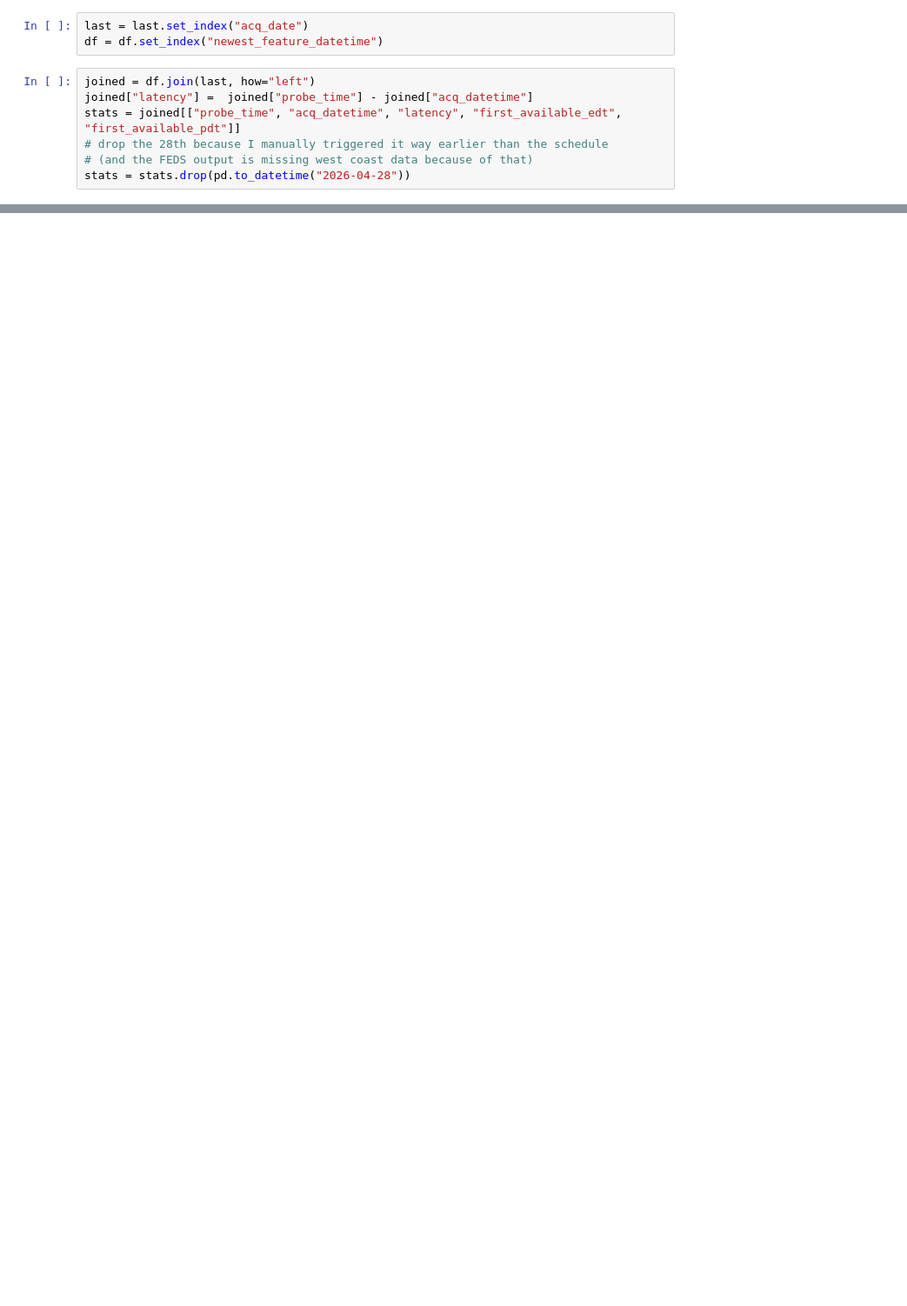
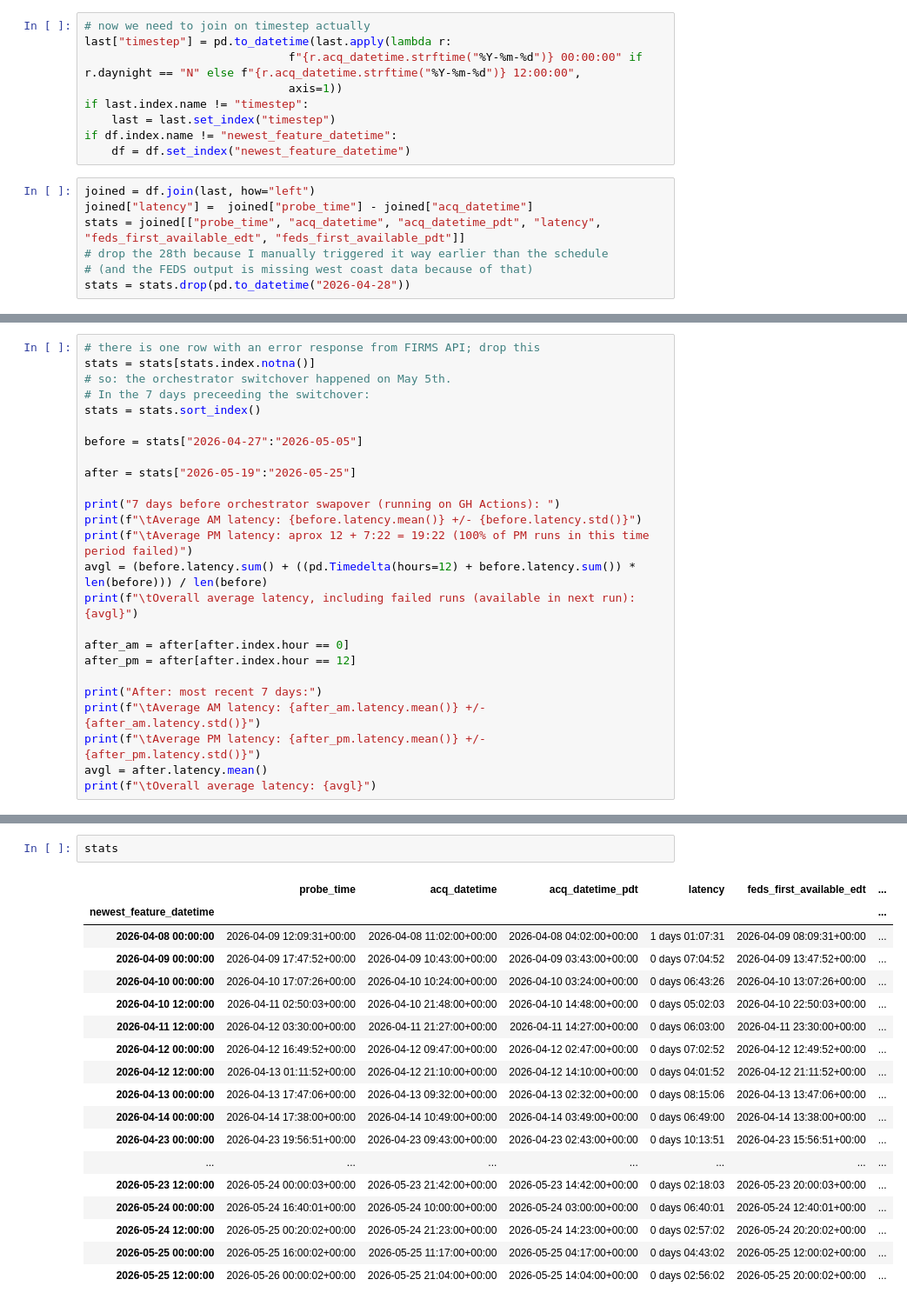
Before and after one commit to zebbecker/fire-probe, a Jupyter notebook: latency_results.ipynb, the cells around one changed output, grey strips where cells are left out. Shown at 87% size. Cells and saved outputs as stored; diff of their text form; blank space fills up the shorter version.

```diff
--- a/latency_results.ipynb
+++ b/latency_results.ipynb
@@ -56,13 +60,19 @@ last.acq_date = pd.to_datetime(last.acq_date)
 
 # disregard today because it is still morning
 last = last[last.acq_date.dt.date < dt.datetime.now().date()]
-# %%
-last = last.set_index("acq_date")
-df = df.set_index("newest_feature_datetime")
+# %%
+# now we need to join on timestep actually
+last["timestep"] = pd.to_datetime(last.apply(lambda r:
+                              f"{r.acq_datetime.strftime("%Y-%m-%d")} 00:00:00" if r.daynight == "N" else f"{r.acq_datetime.strftime("%Y-%m-%d")} 12:00:00",
+                              axis=1))
+if last.index.name != "timestep":
+    last = last.set_index("timestep")
+if df.index.name != "newest_feature_datetime":
+    df = df.set_index("newest_feature_datetime")
 # %%
 joined = df.join(last, how="left")
 joined["latency"] =  joined["probe_time"] - joined["acq_datetime"]
-stats = joined[["probe_time", "acq_datetime", "latency", "first_available_edt", "first_available_pdt"]]
+stats = joined[["probe_time", "acq_datetime", "acq_datetime_pdt", "latency", "feds_first_available_edt", "feds_first_available_pdt"]]
 # drop the 28th because I manually triggered it way earlier than the schedule
 # (and the FEDS output is missing west coast data because of that)
 stats = stats.drop(pd.to_datetime("2026-04-28"))
@@ -90,0 +79,25 @@ stats[pd.to_datetime("2026-04-20"):]
+# %%
+# there is one row with an error response from FIRMS API; drop this
+stats = stats[stats.index.notna()]
+# so: the orchestrator switchover happened on May 5th.
+# In the 7 days preceeding the switchover:
+stats = stats.sort_index()
+
+before = stats["2026-04-27":"2026-05-05"]
+
+after = stats["2026-05-19":"2026-05-25"]
+
+print("7 days before orchestrator swapover (running on GH Actions): ")
+print(f"\tAverage AM latency: {before.latency.mean()} +/- {before.latency.std()}")
+print(f"\tAverage PM latency: aprox 12 + 7:22 = 19:22 (100% of PM runs in this time period failed)")
+avgl = (before.latency.sum() + ((pd.Timedelta(hours=12) + before.latency.sum()) * len(before))) / len(before)
+print(f"\tOverall average latency, including failed runs (available in next run): {avgl}")
+
+after_am = after[after.index.hour == 0]
+after_pm = after[after.index.hour == 12]
+
+print("After: most recent 7 days:")
+print(f"\tAverage AM latency: {after_am.latency.mean()} +/- {after_am.latency.std()}")
+print(f"\tAverage PM latency: {after_pm.latency.mean()} +/- {after_pm.latency.std()}")
+avgl = after.latency.mean()
+print(f"\tOverall average latency: {avgl}")
@@ -90,0 +113,21 @@ stats[pd.to_datetime("2026-04-20"):]
+# %%
+stats
+# %% [output]
+|  | probe_time | acq_datetime | acq_datetime_pdt | latency | feds_first_available_edt | ... |
+| newest_feature_datetime |  |  |  |  |  | ... |
+| 2026-04-08 00:00:00 | 2026-04-09 12:09:31+00:00 | 2026-04-08 11:02:00+00:00 | 2026-04-08 04:02:00+00:00 | 1 days 01:07:31 | 2026-04-09 08:09:31+00:00 | ... |
+| 2026-04-09 00:00:00 | 2026-04-09 17:47:52+00:00 | 2026-04-09 10:43:00+00:00 | 2026-04-09 03:43:00+00:00 | 0 days 07:04:52 | 2026-04-09 13:47:52+00:00 | ... |
+| 2026-04-10 00:00:00 | 2026-04-10 17:07:26+00:00 | 2026-04-10 10:24:00+00:00 | 2026-04-10 03:24:00+00:00 | 0 days 06:43:26 | 2026-04-10 13:07:26+00:00 | ... |
+| 2026-04-10 12:00:00 | 2026-04-11 02:50:03+00:00 | 2026-04-10 21:48:00+00:00 | 2026-04-10 14:48:00+00:00 | 0 days 05:02:03 | 2026-04-10 22:50:03+00:00 | ... |
+| 2026-04-11 12:00:00 | 2026-04-12 03:30:00+00:00 | 2026-04-11 21:27:00+00:00 | 2026-04-11 14:27:00+00:00 | 0 days 06:03:00 | 2026-04-11 23:30:00+00:00 | ... |
+| 2026-04-12 00:00:00 | 2026-04-12 16:49:52+00:00 | 2026-04-12 09:47:00+00:00 | 2026-04-12 02:47:00+00:00 | 0 days 07:02:52 | 2026-04-12 12:49:52+00:00 | ... |
+| 2026-04-12 12:00:00 | 2026-04-13 01:11:52+00:00 | 2026-04-12 21:10:00+00:00 | 2026-04-12 14:10:00+00:00 | 0 days 04:01:52 | 2026-04-12 21:11:52+00:00 | ... |
+| 2026-04-13 00:00:00 | 2026-04-13 17:47:06+00:00 | 2026-04-13 09:32:00+00:00 | 2026-04-13 02:32:00+00:00 | 0 days 08:15:06 | 2026-04-13 13:47:06+00:00 | ... |
+| 2026-04-14 00:00:00 | 2026-04-14 17:38:00+00:00 | 2026-04-14 10:49:00+00:00 | 2026-04-14 03:49:00+00:00 | 0 days 06:49:00 | 2026-04-14 13:38:00+00:00 | ... |
+| 2026-04-23 00:00:00 | 2026-04-23 19:56:51+00:00 | 2026-04-23 09:43:00+00:00 | 2026-04-23 02:43:00+00:00 | 0 days 10:13:51 | 2026-04-23 15:56:51+00:00 | ... |
+| ... | ... | ... | ... | ... | ... | ... |
+| 2026-05-23 12:00:00 | 2026-05-24 00:00:03+00:00 | 2026-05-23 21:42:00+00:00 | 2026-05-23 14:42:00+00:00 | 0 days 02:18:03 | 2026-05-23 20:00:03+00:00 | ... |
+| 2026-05-24 00:00:00 | 2026-05-24 16:40:01+00:00 | 2026-05-24 10:00:00+00:00 | 2026-05-24 03:00:00+00:00 | 0 days 06:40:01 | 2026-05-24 12:40:01+00:00 | ... |
+| 2026-05-24 12:00:00 | 2026-05-25 00:20:02+00:00 | 2026-05-24 21:23:00+00:00 | 2026-05-24 14:23:00+00:00 | 0 days 02:57:02 | 2026-05-24 20:20:02+00:00 | ... |
+| 2026-05-25 00:00:00 | 2026-05-25 16:00:02+00:00 | 2026-05-25 11:17:00+00:00 | 2026-05-25 04:17:00+00:00 | 0 days 04:43:02 | 2026-05-25 12:00:02+00:00 | ... |
+| 2026-05-25 12:00:00 | 2026-05-26 00:00:02+00:00 | 2026-05-25 21:04:00+00:00 | 2026-05-25 14:04:00+00:00 | 0 days 02:56:02 | 2026-05-25 20:00:02+00:00 | ... |
```
Also changed, not shown: parts of 10 cells of this notebook, 1 other file.
